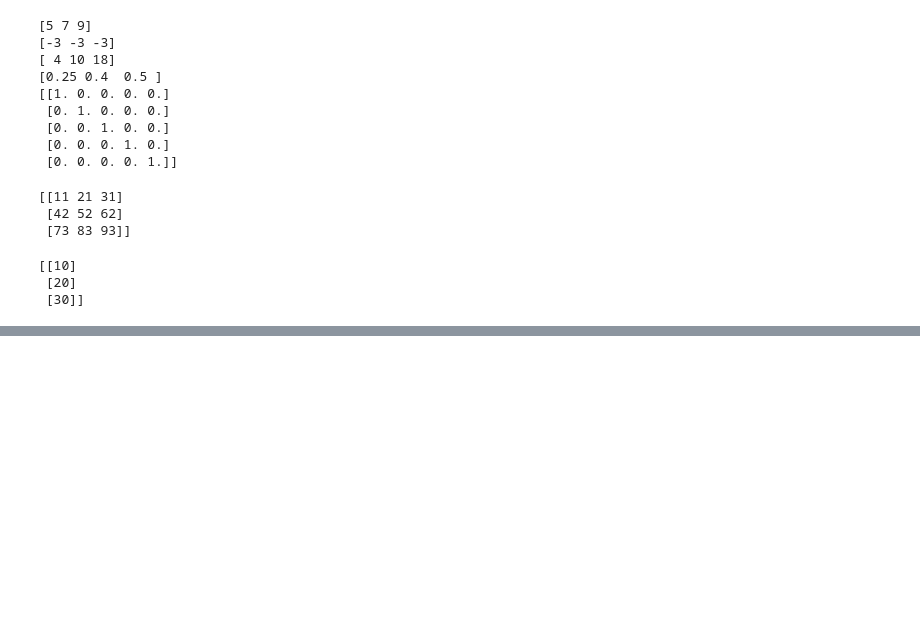
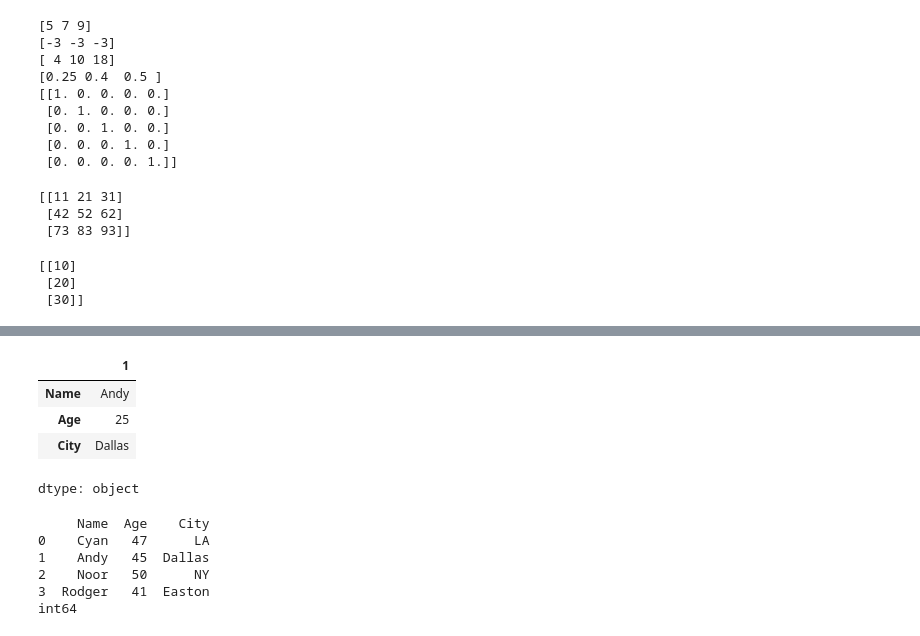
Before and after one commit to aina-maryam/aina-maryam, a Jupyter notebook: Pandas_Numpy.ipynb, the cells around one changed output, grey strips where cells are left out. Saved outputs shown, nothing was run; the diff lists cells and outputs as text; code cells hidden in the pictures; blank space fills up the shorter version.

```diff
--- a/Pandas_Numpy.ipynb
+++ b/Pandas_Numpy.ipynb
@@ -139,0 +219,22 @@ print(c1)
+# %%
+# Access the rows
+df.iloc[1]
+# %% [output]
+|  | 1 |
+| Name | Andy |
+| Age | 25 |
+| City | Dallas |
+dtype: object
+# %%
+# Modification in age column
+df['Age'] = pd.to_numeric(df['Age'], errors='coerce')
+df['Age'] = df['Age'] + 10
+print(df)
+print(df['Age'].dtype)
+# %% [output]
+     Name  Age    City
+0    Cyan   47      LA
+1    Andy   45  Dallas
+2    Noor   50      NY
+3  Rodger   41  Easton
+int64
```
Also changed, not shown: parts of 24 cells of this notebook.
